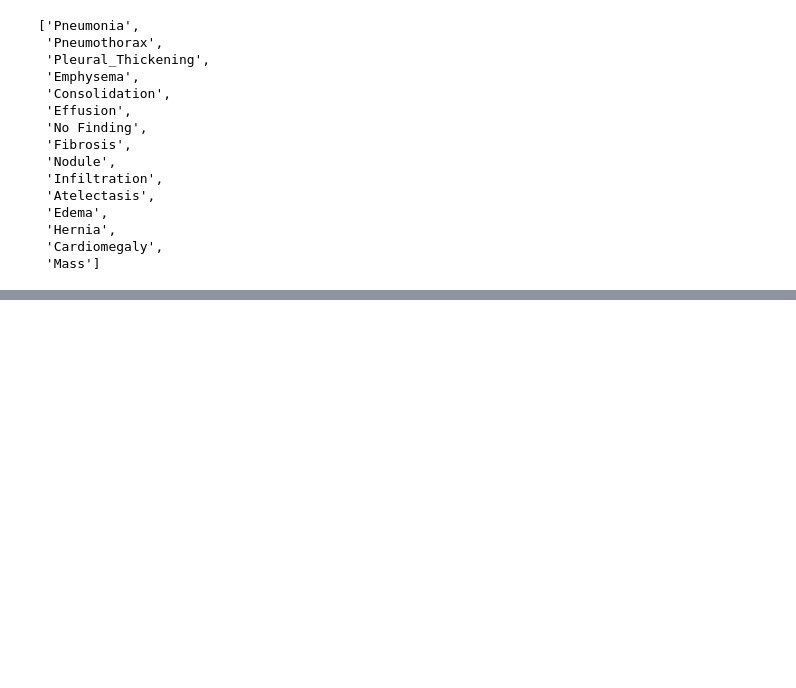
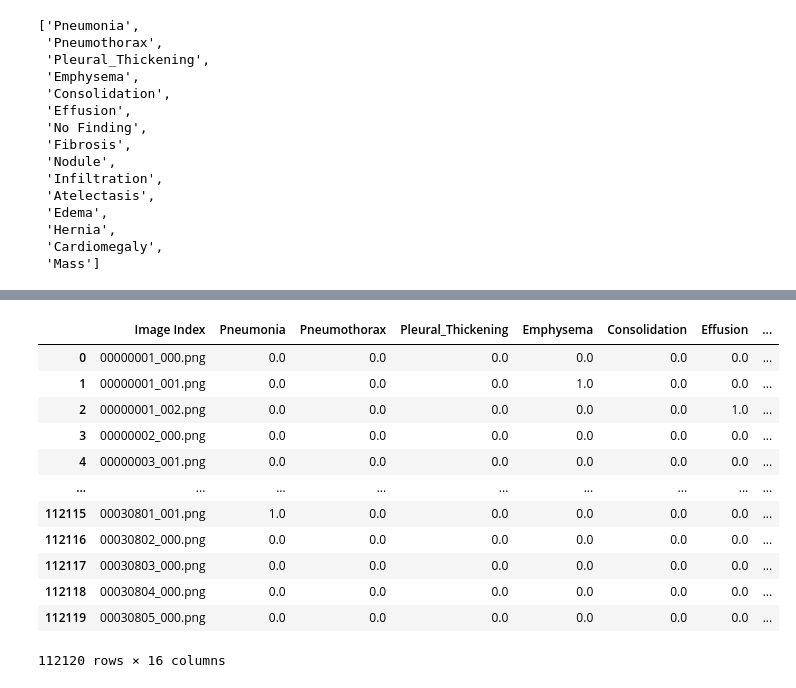
Before and after one commit to k2405/Chest-X-Ray-Classification, a Jupyter notebook: data_observation.ipynb, the cells around one changed output, grey strips where cells are left out. Cells and saved outputs as stored; diff of their text form; code cells hidden in the pictures; blank space fills up the shorter version.

```diff
--- a/data_observation.ipynb
+++ b/data_observation.ipynb
@@ -215,0 +236,23 @@ all_labels = list(set(all_labels))
+# %%
+# create a dataframe with image names and labels
+# make tensor of the labels
+tenso = torch.tensor(labels[all_labels].values).float()
+data = pd.DataFrame()
+data['Image Index'] = labels['Image Index']
+data[all_labels] = tenso
+# %%
+data
+# %% [output]
+|  | Image Index | Pneumonia | Pneumothorax | Pleural_Thickening | Emphysema | Consolidation | Effusion | ... |
+| 0 | 00000001_000.png | 0.0 | 0.0 | 0.0 | 0.0 | 0.0 | 0.0 | ... |
+| 1 | 00000001_001.png | 0.0 | 0.0 | 0.0 | 1.0 | 0.0 | 0.0 | ... |
+| 2 | 00000001_002.png | 0.0 | 0.0 | 0.0 | 0.0 | 0.0 | 1.0 | ... |
+| 3 | 00000002_000.png | 0.0 | 0.0 | 0.0 | 0.0 | 0.0 | 0.0 | ... |
+| 4 | 00000003_001.png | 0.0 | 0.0 | 0.0 | 0.0 | 0.0 | 0.0 | ... |
+| ... | ... | ... | ... | ... | ... | ... | ... | ... |
+| 112115 | 00030801_001.png | 1.0 | 0.0 | 0.0 | 0.0 | 0.0 | 0.0 | ... |
+| 112116 | 00030802_000.png | 0.0 | 0.0 | 0.0 | 0.0 | 0.0 | 0.0 | ... |
+| 112117 | 00030803_000.png | 0.0 | 0.0 | 0.0 | 0.0 | 0.0 | 0.0 | ... |
+| 112118 | 00030804_000.png | 0.0 | 0.0 | 0.0 | 0.0 | 0.0 | 0.0 | ... |
+| 112119 | 00030805_000.png | 0.0 | 0.0 | 0.0 | 0.0 | 0.0 | 0.0 | ... |
+112120 rows × 16 columns
```
Also changed, not shown: parts of 7 cells of this notebook.
